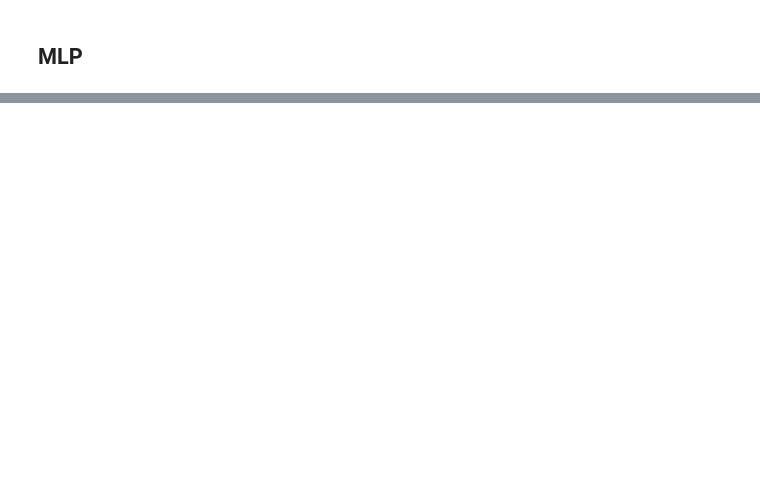
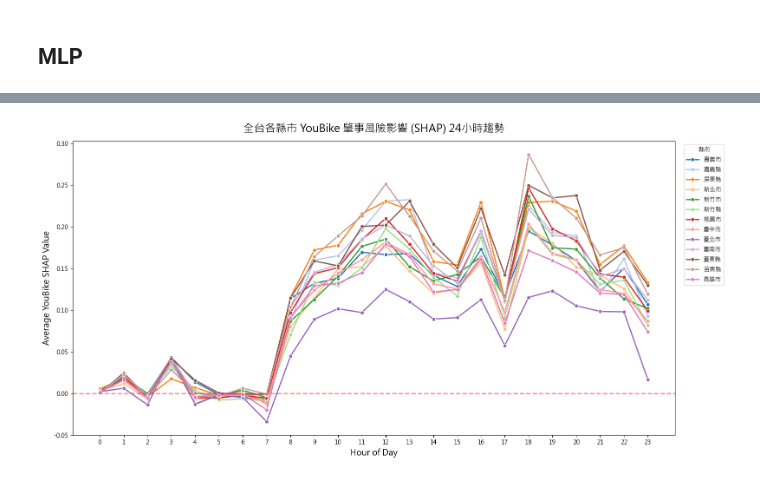
Before and after one commit to kennywang112/ST-RTA, a Jupyter notebook: ModelsV7/Model.ipynb, the cells around one changed output, grey strips where cells are left out. Drawn from its saved outputs; the diff is of its cells as text; code cells hidden in the pictures; blank space fills up the shorter version.

```diff
--- a/ModelsV7/Model.ipynb
+++ b/ModelsV7/Model.ipynb
@@ -77,9 +83,9 @@ from sklearn.model_selection import GridSearchCV, train_test_split
 from sklearn.metrics import ConfusionMatrixDisplay, classification_report
 from collections import Counter
 
-X = final_full.drop(columns=['transition_label', 'hotspot', 'accident_indices', 'geometry'], errors='ignore')
+X = final_full.drop(columns=['target_label', 'hotspot', 'accident_indices', 'geometry'], errors='ignore')
 X.drop(columns=['車道劃分設施-分道設施-路面邊線名稱_無'], inplace=True, errors='ignore')
-y = final_full['transition_label']
+y = final_full['target_label']
 
 remove_lst = [
     '路面狀況-路面鋪裝名稱', '路面狀況-路面缺陷名稱',
@@ -345,0 +477,39 @@ plt.show()
+# %%
+import seaborn as sns
+
+plt.rcParams['font.sans-serif'] = ['Microsoft JhengHei']
+plt.rcParams['axes.unicode_minus'] = False
+
+shap_col = 'YouBike_SHAP_Impact'
+
+has_youbike = final_hourly_shap['num_youbike'] > 0
+df_filtered = final_hourly_shap[has_youbike]
+
+county_hourly_trend = df_filtered.groupby(['COUNTYNAME', 'hour'])[shap_col].mean().reset_index()
+
+plt.figure(figsize=(16, 8))
+
+sns.lineplot(
+    data=county_hourly_trend,
+    x='hour',
+    y=shap_col,
+    hue='COUNTYNAME',
+    marker='o',
+    linewidth=2,
+    markersize=6,
+    palette='tab20'
+)
+
+plt.axhline(0, color='red', linestyle='--', alpha=0.5, linewidth=2)
+
+plt.title('全台各縣市 YouBike 肇事風險影響 (SHAP) 24小時趨勢', fontsize=18, fontweight='bold', pad=15)
+plt.xlabel('Hour of Day', fontsize=14)
+plt.ylabel('Average YouBike SHAP Value', fontsize=14)
+plt.xticks(range(24))
+
+plt.legend(bbox_to_anchor=(1.01, 1), loc='upper left', ncol=1, title='縣市')
+
+plt.tight_layout()
+plt.show()
+# %% [output]
+[figure, added]
```
Also changed, not shown: parts of 13 cells of this notebook, 3 other files.
